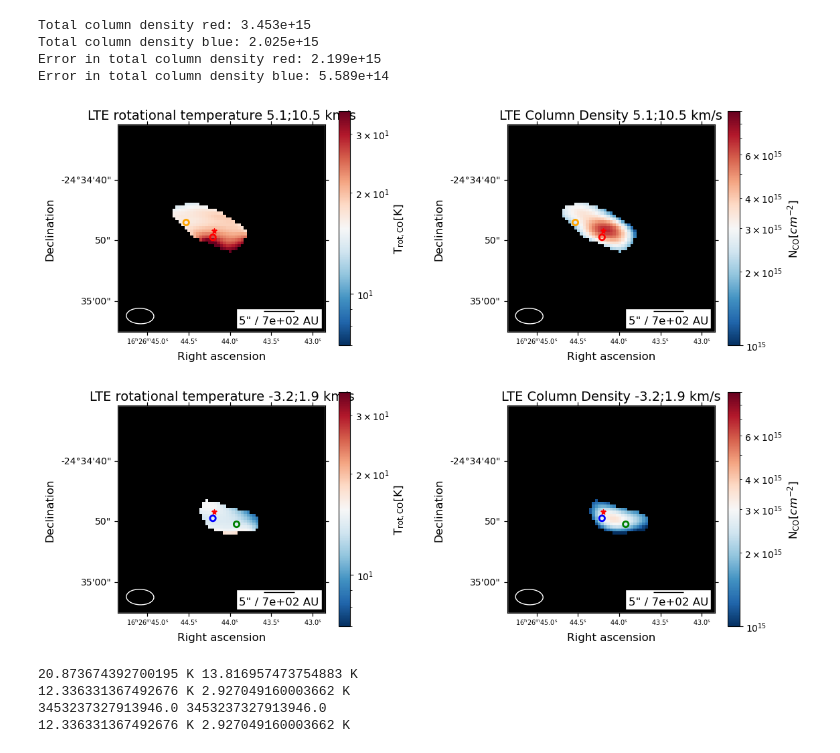
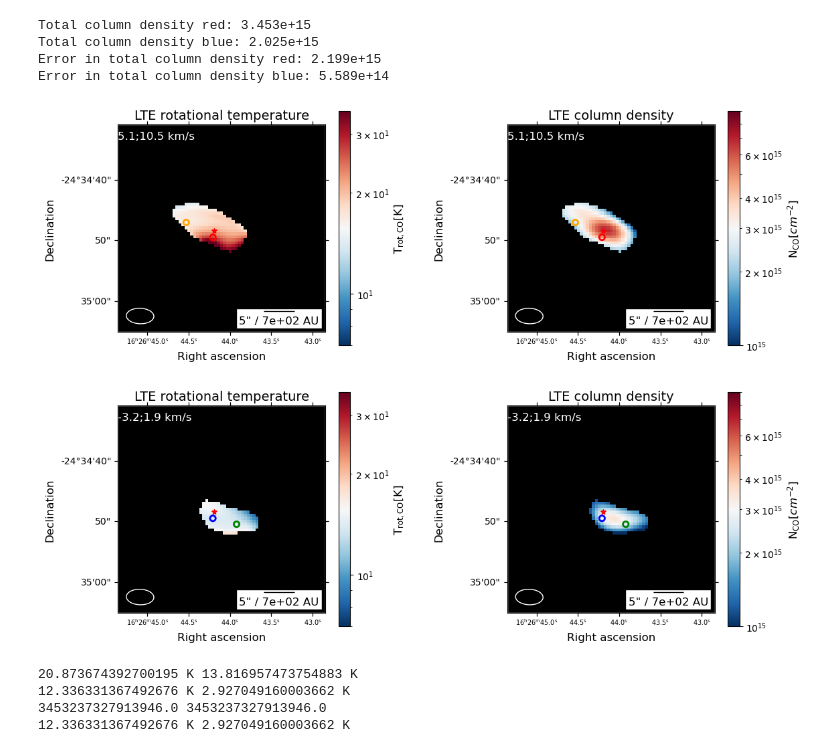
Before and after one commit to femkeballieux/master_project_2, a Jupyter notebook: code/LTERadtrans_RotDiagram_lowmass.ipynb, the cells around one changed output. Cells and saved outputs as stored; diff of their text form; code cells hidden in the pictures.

```diff
--- a/code/LTERadtrans_RotDiagram_lowmass.ipynb
+++ b/code/LTERadtrans_RotDiagram_lowmass.ipynb
@@ -633,7 +633,7 @@ else:
 #temp red
 ax[0,0].imshow(Tk_CO_red_behaved.value, origin='lower', cmap='RdBu_r', norm=norm_T)
 ax[0,0].set_facecolor('black')
-ax[0,0].set_title('LTE rotational temperature '+red_velrange+' km/s')
+ax[0,0].set_title('LTE rotational temperature')
 ax[0,0].set_xlabel('Right ascension')
 ax[0,0].set_ylabel('Declination')
 v.add_beam(ax=ax[0,0],major=beam_major, minor=beam_minor, angle=beam_pa, color='black', edgecolor='white')
@@ -646,7 +646,7 @@ fig.colorbar(mappable=sm_T, ax=ax[0,0], label=r'T$_{\mathrm{rot,CO}}$[K]')
 #temp blue
 ax[1,0].imshow(Tk_CO_blue_behaved.value, origin='lower', cmap='RdBu_r', norm=norm_T)
 ax[1,0].set_facecolor('black')
-ax[1,0].set_title('LTE rotational temperature '+blue_velrange+' km/s')
+ax[1,0].set_title('LTE rotational temperature')
 ax[1,0].set_xlabel('Right ascension')
 ax[1,0].set_ylabel('Declination')
 v.add_beam(ax=ax[1,0],major=beam_major, minor=beam_minor, angle=beam_pa, color='black', edgecolor='white')
@@ -657,7 +657,7 @@ fig.colorbar(mappable=sm_T, ax=ax[1,0], label=r'T$_{\mathrm{rot,CO}}$[K]')
 #coldens red
 ax[0,1].imshow(N_tot_red_behaved, origin='lower', cmap='RdBu_r', norm=norm_d)
 ax[0,1].set_facecolor('black')
-ax[0,1].set_title('LTE Column Density '+red_velrange+' km/s')
+ax[0,1].set_title('LTE column density')
 ax[0,1].set_xlabel('Right ascension')
 ax[0,1].set_ylabel('Declination')
 v.add_beam(ax=ax[0,1],major=beam_major, minor=beam_minor, angle=beam_pa, color='black', edgecolor='white')
@@ -668,7 +668,7 @@ fig.colorbar(mappable=sm_d, ax=ax[0,1], label=r'N$_{\mathrm{CO}}[cm^{-2}]$')
 #coldens blue
 ax[1,1].imshow(N_tot_blue_behaved, origin='lower', cmap='RdBu_r', norm=norm_d)
 ax[1,1].set_facecolor('black')
-ax[1,1].set_title('LTE Column Density '+blue_velrange+' km/s')
+ax[1,1].set_title('LTE column density')
 ax[1,1].set_xlabel('Right ascension')
 ax[1,1].set_ylabel('Declination')
 v.add_beam(ax=ax[1,1],major=beam_major, minor=beam_minor, angle=beam_pa, color='black', edgecolor='white')
@@ -687,6 +687,11 @@ if source_name == 'Oph_12' or source_name == 'Oph_26' or source_name=='Oph_27'
     ax[1,0].set_ylim(15,85)
     ax[1,1].set_xlim(15,85)
     ax[1,1].set_ylim(15,85)
+
+    ax[0,0].text(15,80,red_velrange+' km/s', color='white')
+    ax[0,1].text(15,80,red_velrange+' km/s', color='white')
+    ax[1,0].text(15,80,blue_velrange+' km/s', color='white')
+    ax[1,1].text(15,80,blue_velrange+' km/s', color='white')
 
 
 if source_name == 'Oph_12' or source_name=='Oph_26' or source_name=='Oph_39':
@@ -744,35 +749,40 @@ if source_name == 'Oph_34':
     ax[0,1].set_ylim(80,200)
 
     ax[1,0].set_xlim(80,200)
     ax[1,0].set_ylim(80,200)
     ax[1,1].set_xlim(80,200)
     ax[1,1].set_ylim(80,200)
 
     ax[0,0].scatter(142,135, facecolors='none', edgecolors='red', linewidth=2) #red, close to protostar
     ax[0,1].scatter(142,135, facecolors='none', edgecolors='red', linewidth=2) #red, close to protostar
     ax[0,0].scatter(140,125, facecolors='none', edgecolors='orange', linewidth=2) #red, further from protostar
     ax[0,1].scatter(140,125, facecolors='none', edgecolors='orange', linewidth=2) #red, further from protostar
 
     ax[1,0].scatter(143,135, facecolors='none', edgecolors='blue', linewidth=2) #blue, close to protostar
     ax[1,1].scatter(143,135, facecolors='none', edgecolors='blue', linewidth=2) #blue, close to protostar
     ax[1,0].scatter(160,135, facecolors='none', edgecolors='green', linewidth=2) #blue, further from protostar
     ax[1,1].scatter(160,135, facecolors='none', edgecolors='green', linewidth=2) #blue, further from protostar
 
+    ax[0,0].text(80,193,red_velrange+' km/s', color='white')
+    ax[0,1].text(80,193,red_velrange+' km/s', color='white')
+    ax[1,0].text(80,193,blue_velrange+' km/s', color='white')
+    ax[1,1].text(80,193,blue_velrange+' km/s', color='white')
+
 
 ax[0,0].scatter(twomass_cores_coords.ra, twomass_cores_coords.dec, transform=ax[0,0].get_transform('fk5'), s=30,
               color='red', marker='*', label='All cores', zorder=100)
 ax[0,1].scatter(twomass_cores_coords.ra, twomass_cores_coords.dec, transform=ax[0,1].get_transform('fk5'), s=30,
                 color='red', marker='*', label='All cores')
 ax[1,0].scatter(twomass_cores_coords.ra, twomass_cores_coords.dec, transform=ax[1,0].get_transform('fk5'), s=30,
                 color='red', marker='*', label='All cores')
 ax[1,1].scatter(twomass_cores_coords.ra, twomass_cores_coords.dec, transform=ax[1,1].get_transform('fk5'), s=30,
                 color='red', marker='*', label='All cores')
 
 
 plt.subplots_adjust(wspace=0.5)
-plt.savefig(path+'plots/LTE_tempmaps_'+source_name+'.png', dpi=500, bbox_inches='tight')
+plt.savefig(path+'plots/LTE_tempmaps_'+source_name+'.pdf', dpi=500, bbox_inches='tight')
 # %% [output]
-[figure, old version]
+[figure, new version]
 # %%
 print(np.mean(Tk_CO_red_behaved[~np.isnan(Tk_CO_red_behaved)]), np.mean(Tk_CO_blue_behaved[~np.isnan(Tk_CO_blue_behaved)]))
 print(np.mean(e_T_red[~np.isnan(e_T_red)]), np.mean(e_T_blue[~np.isnan(e_T_blue)]))
```
Also changed, not shown: parts of 1 cell of this notebook, 13 other files.
